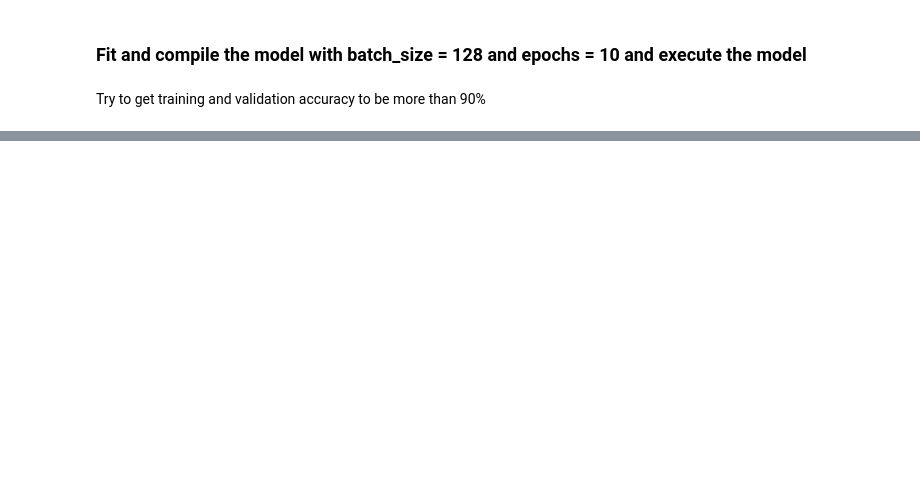
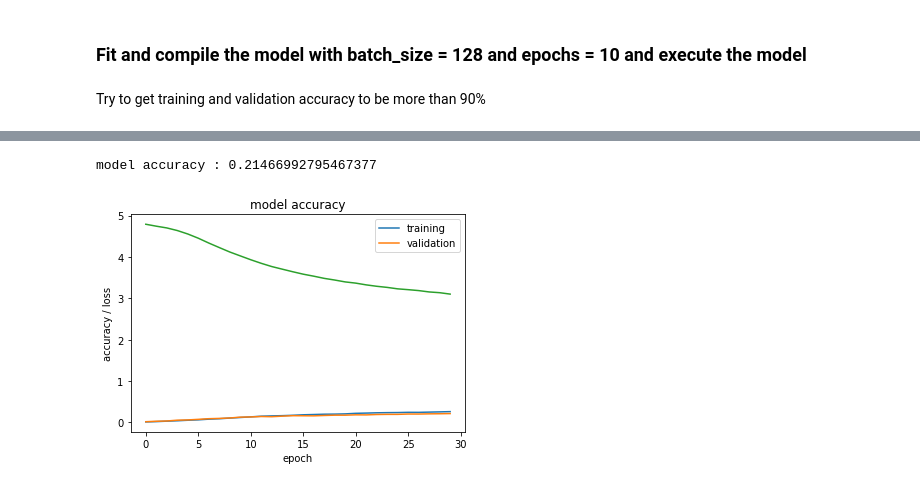
Before and after one commit to GreatLearningAIML1/bangalore-aug19-batch-k-commits, a Jupyter notebook: Residency7/CV_Project2_Dog_Breed_Classification_Questions (1).ipynb, the cells around one changed output, grey strips where cells are left out. Saved outputs shown, nothing was run; the diff lists cells and outputs as text; code cells hidden in the pictures; blank space fills up the shorter version.

```diff
--- a/Residency7/CV_Project2_Dog_Breed_Classification_Questions (1).ipynb
+++ b/Residency7/CV_Project2_Dog_Breed_Classification_Questions (1).ipynb
@@ -510,4 +546,4 @@ from keras.losses import categorical_crossentropy
 
 model_VGG.compile(optimizer=Adam(lr=0.0001), loss='categorical_crossentropy', metrics=['accuracy'])
 # %%
-history = model_VGG.fit(x_train2, y_train2,epochs=10, batch_size=128, verbose=1,validation_data=(x_val,y_val))
+history = model_VGG.fit(x_train2, y_train2,epochs=30, batch_size=128, verbose=1,validation_data=(x_val,y_val))
@@ -513,0 +568,14 @@ history = model_VGG.fit(x_train2, y_train2,epochs=10, batch_size=128, verbose=1,
+# %%
+loss,accuracy1  = model_VGG.evaluate(x_val, y_val, verbose=False)
+print("model accuracy :" , accuracy1)
+plt.plot(history.history['accuracy'])
+plt.plot(history.history['val_accuracy'])
+plt.plot(history.history['loss'])
+plt.title('model accuracy')
+plt.ylabel('accuracy / loss')
+plt.xlabel('epoch')
+plt.legend(['training', 'validation'], loc='best')
+plt.show()
+# %% [output]
+model accuracy : 0.21466992795467377
+[figure, added]
```
Also changed, not shown: parts of 32 cells of this notebook.
